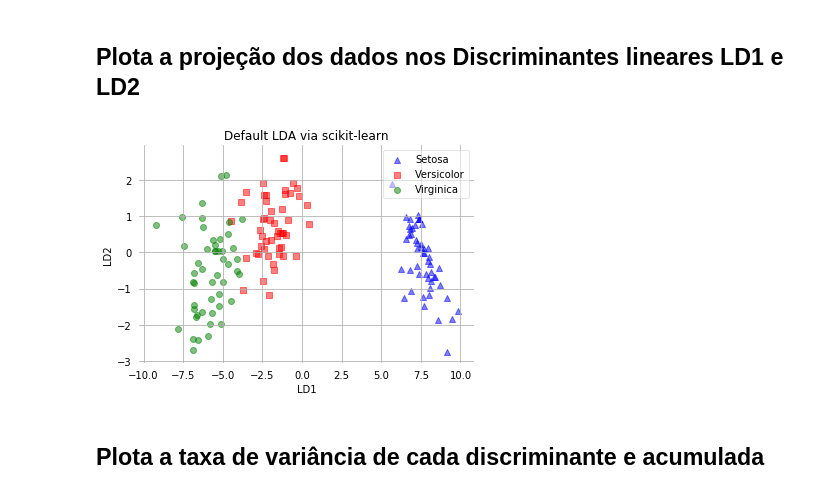
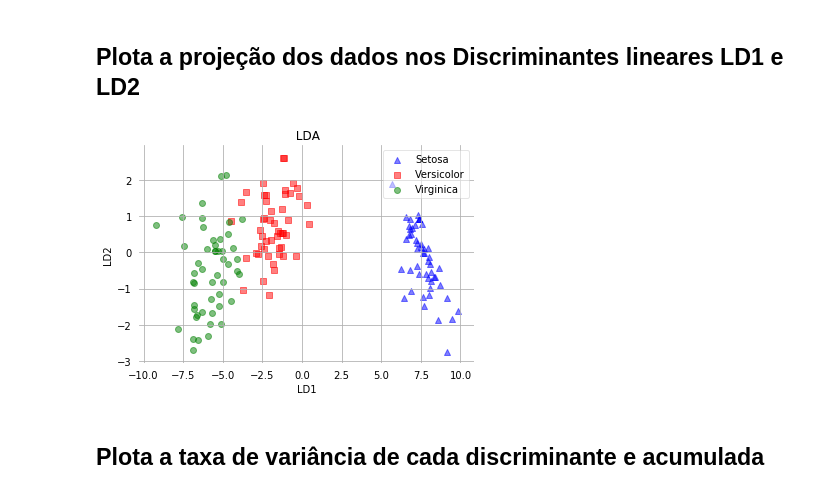
Before and after one commit to JPMagalhaesCESAR/MLIntro, a Jupyter notebook: notebooks/LDA/Iris-LDA.ipynb, the cells around one changed output. Cells and saved outputs as stored; diff of their text form; code cells hidden in the pictures.

```diff
--- a/notebooks/LDA/Iris-LDA.ipynb
+++ b/notebooks/LDA/Iris-LDA.ipynb
@@ -138,9 +138,9 @@ def plot_lda(X, title):
     plt.tight_layout
     plt.show()
 # %%
-plot_lda(X_lda, title='Default LDA via scikit-learn')
+plot_lda(X_lda, title=' LDA')
 # %% [output]
-[figure, old version]
+[figure, new version]
 # %% [markdown]
 ## Plota a taxa de variância de cada discriminante e acumulada
 # %%
```
Also changed, not shown: parts of 6 cells of this notebook, 11 other files.
